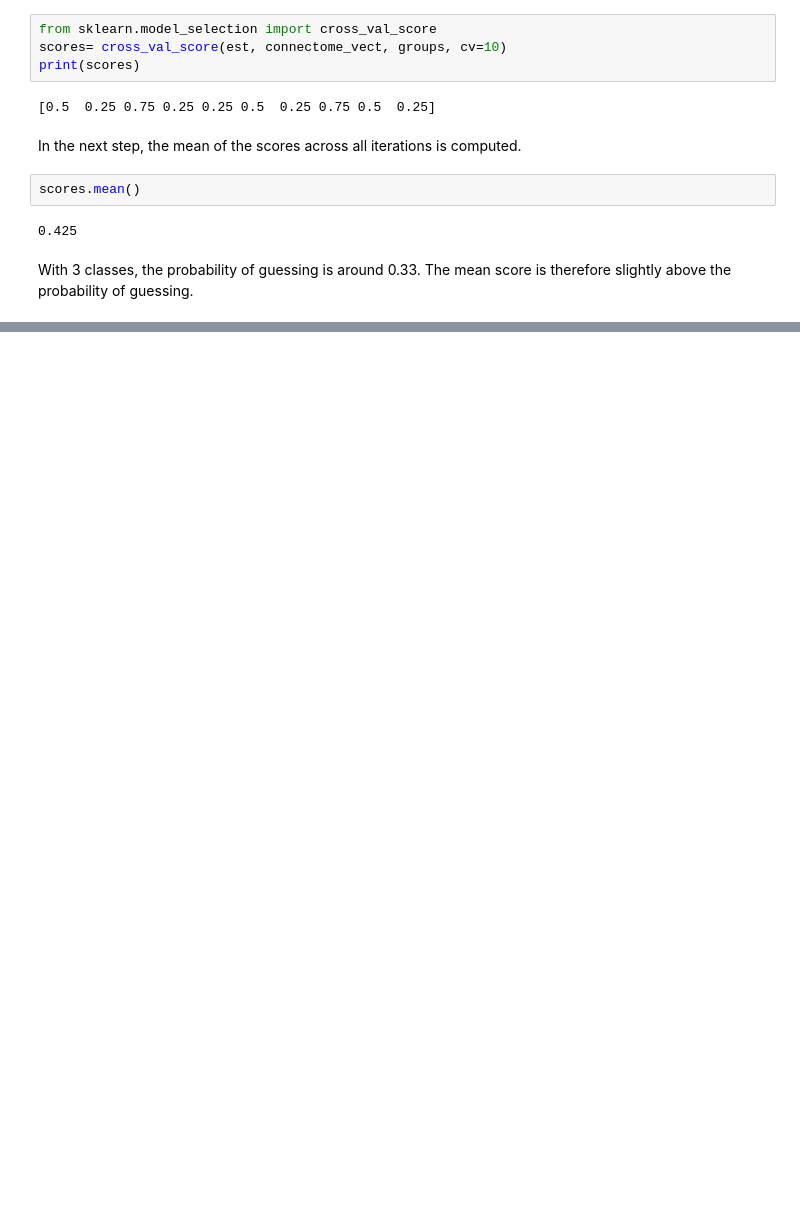
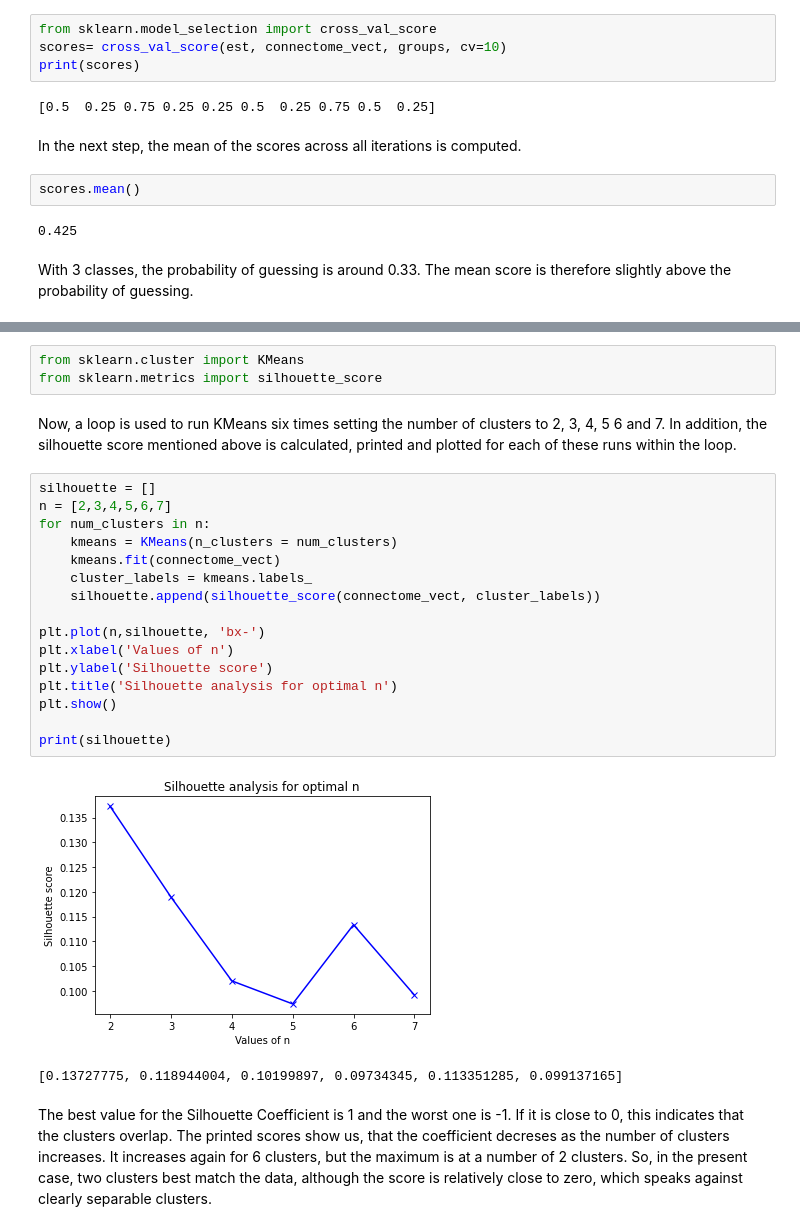
Before and after one commit to nwiltberg/project_msc05, a Jupyter notebook: code/Data_Analysis.ipynb, the cells around one changed output, grey strips where cells are left out. Cells and saved outputs as stored; diff of their text form; blank space fills up the shorter version.

```diff
--- a/code/Data_Analysis.ipynb
+++ b/code/Data_Analysis.ipynb
@@ -293,0 +306,26 @@ With 3 classes, the probability of guessing is around 0.33. The mean score is th
+# %%
+from sklearn.cluster import KMeans
+from sklearn.metrics import silhouette_score
+# %% [markdown]
+Now, a loop is used to run KMeans six times setting the number of clusters to 2, 3, 4, 5 6 and 7. In addition, the silhouette score mentioned above is calculated, printed and plotted for each of these runs within the loop.
+# %%
+silhouette = []
+n = [2,3,4,5,6,7]
+for num_clusters in n:
+    kmeans = KMeans(n_clusters = num_clusters)
+    kmeans.fit(connectome_vect)
+    cluster_labels = kmeans.labels_
+    silhouette.append(silhouette_score(connectome_vect, cluster_labels))
+
+plt.plot(n,silhouette, 'bx-')
+plt.xlabel('Values of n')
+plt.ylabel('Silhouette score')
+plt.title('Silhouette analysis for optimal n')
+plt.show()
+
+print(silhouette)
+# %% [output]
+[figure, added]
+[0.13727775, 0.118944004, 0.10199897, 0.09734345, 0.113351285, 0.099137165]
+# %% [markdown]
+The best value for the Silhouette Coefficient is 1 and the worst one is -1. If it is close to 0, this indicates that the clusters overlap. The printed scores show us, that the coefficient decreses as the number of clusters increases. It increases again for 6 clusters, but the maximum is at a number of 2 clusters. So, in the present case, two clusters best match the data, although the score is relatively close to zero, which speaks against clearly separable clusters.
```
Also changed, not shown: parts of 2 cells of this notebook.
